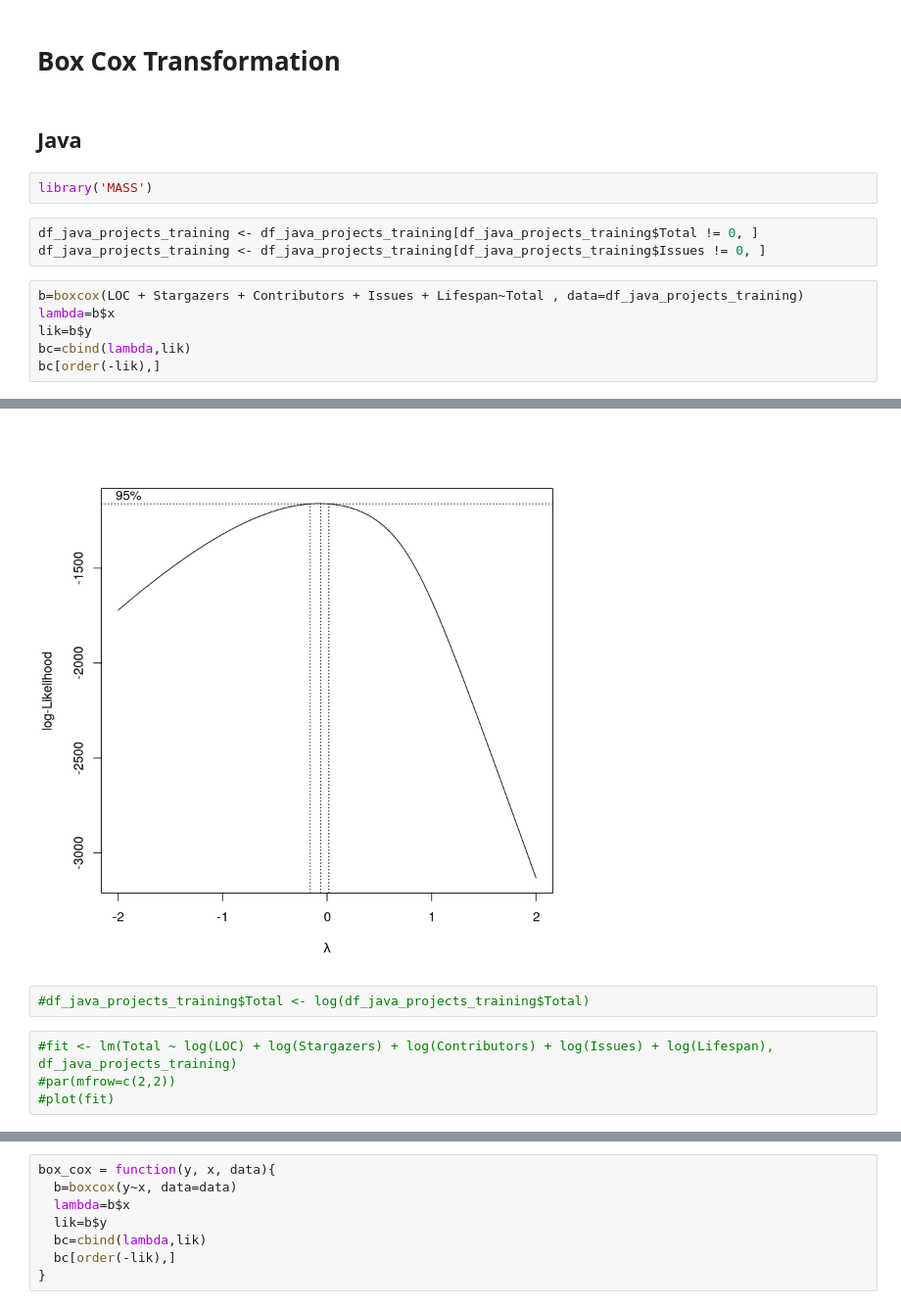
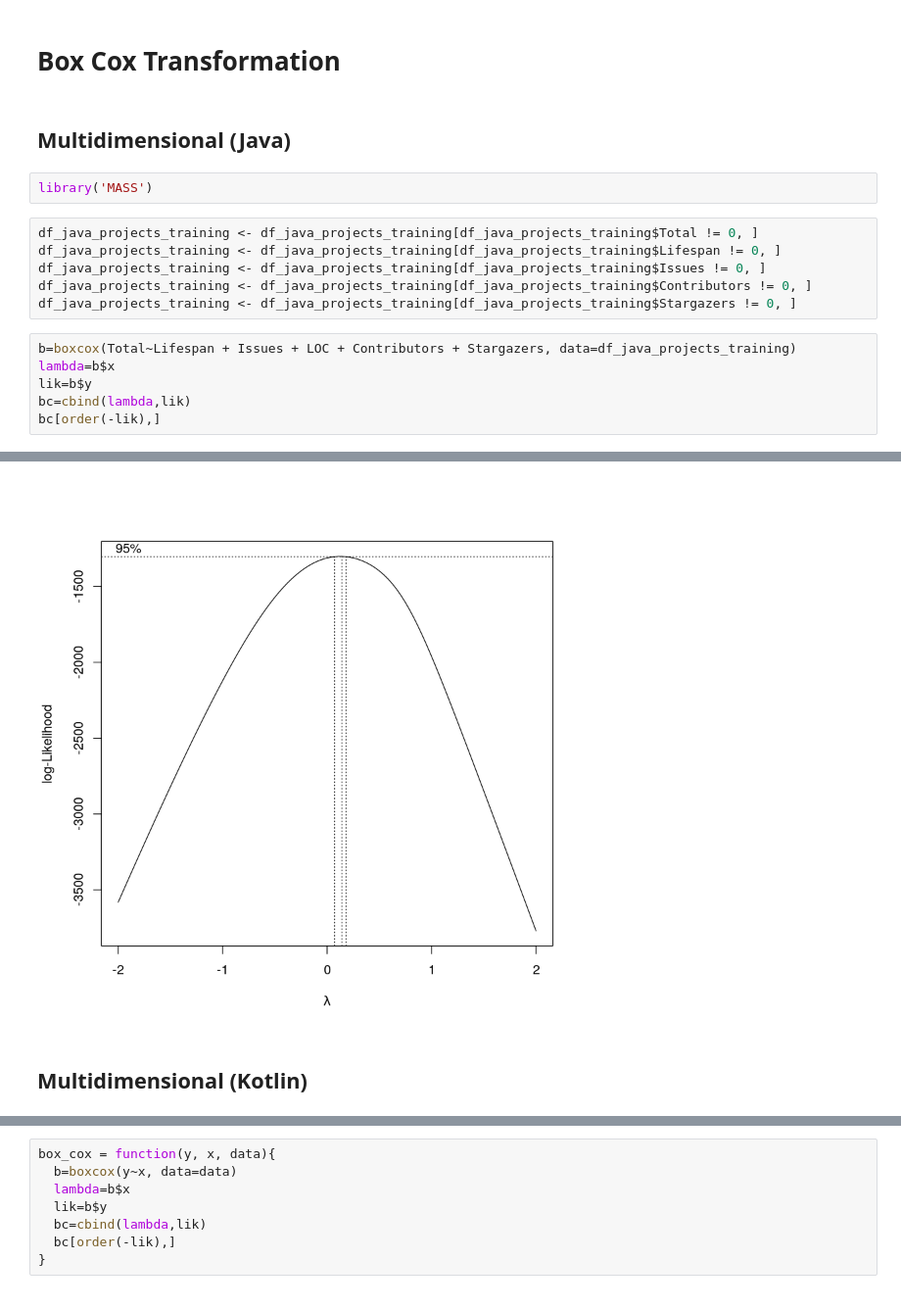
Before and after one commit to SimonHellbrueck/BT_Repository_Mining, a Jupyter notebook: regressiondiagnostics.ipynb, the cells around one changed output, grey strips where cells are left out. Shown at 98% size. Saved outputs shown, nothing was run; the diff lists cells and outputs as text.

```diff
--- a/regressiondiagnostics.ipynb
+++ b/regressiondiagnostics.ipynb
@@ -237,14 +184,17 @@ plot(polynomial_fit)
 # %% [markdown]
 # Box Cox Transformation
 # %% [markdown]
-## Java
+## Multidimensional (Java)
 # %%
 library('MASS')
 # %%
 df_java_projects_training <- df_java_projects_training[df_java_projects_training$Total != 0, ]
+df_java_projects_training <- df_java_projects_training[df_java_projects_training$Lifespan != 0, ]
 df_java_projects_training <- df_java_projects_training[df_java_projects_training$Issues != 0, ]
+df_java_projects_training <- df_java_projects_training[df_java_projects_training$Contributors != 0, ]
+df_java_projects_training <- df_java_projects_training[df_java_projects_training$Stargazers != 0, ]
 # %%
-b=boxcox(LOC + Stargazers + Contributors + Issues + Lifespan~Total , data=df_java_projects_training)
+b=boxcox(Total~Lifespan + Issues + LOC + Contributors + Stargazers, data=df_java_projects_training)
 lambda=b$x
 lik=b$y
 bc=cbind(lambda,lik)
@@ -270,7 +220,3 @@ bc[order(-lik),]
-[figure, old version]
+[figure, new version]
-# %%
-#df_java_projects_training$Total <- log(df_java_projects_training$Total)
-# %%
-#fit <- lm(Total ~ log(LOC) + log(Stargazers) + log(Contributors) + log(Issues) + log(Lifespan), df_java_projects_training)
-#par(mfrow=c(2,2))
-#plot(fit)
+# %% [markdown]
+## Multidimensional (Kotlin)
```
Also changed, not shown: parts of 110 cells of this notebook.
